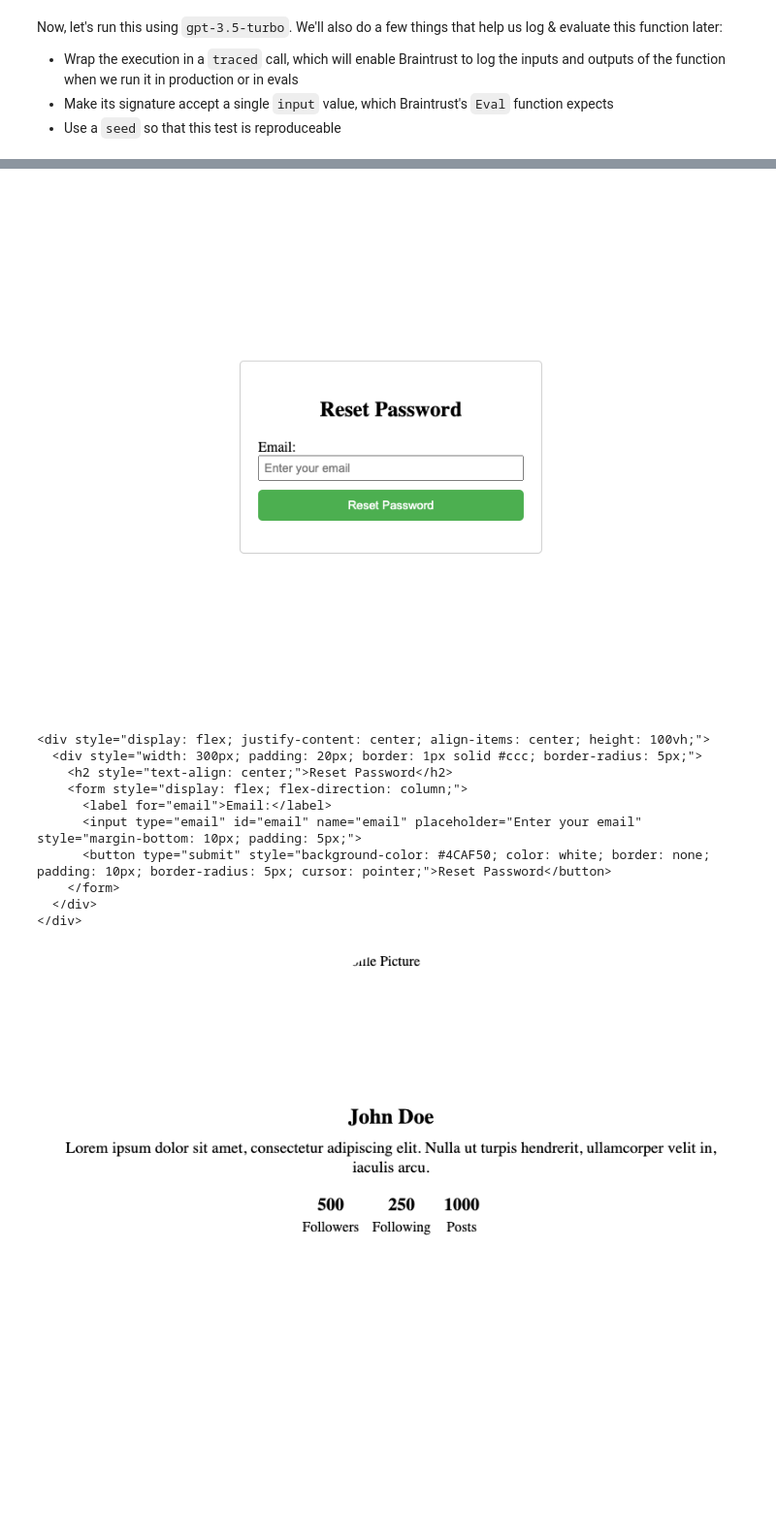
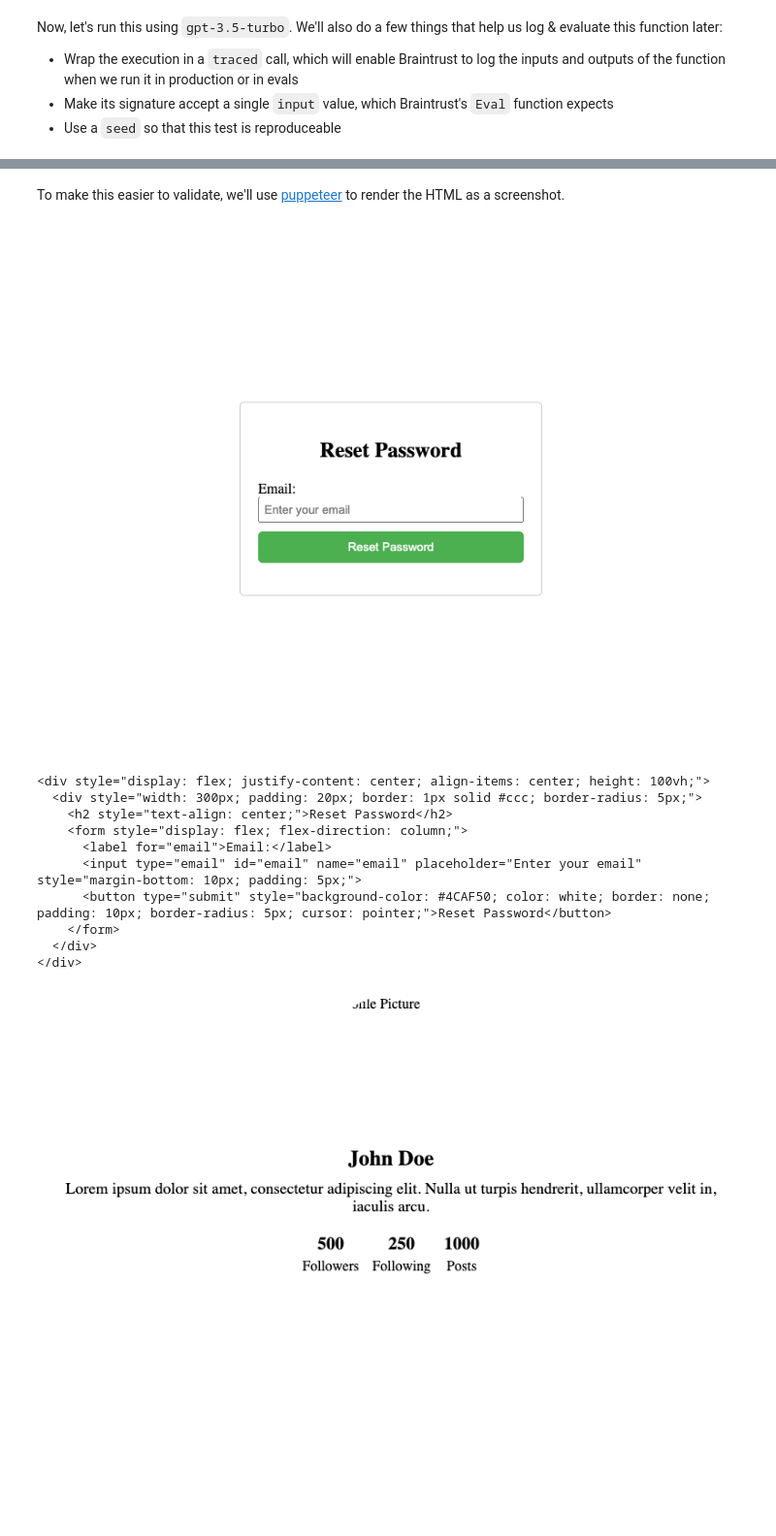
Before and after one commit to braintrustdata/braintrust-cookbook, a Jupyter notebook: examples/HTMLGenerator/HTMLGenerator.ipynb, the cells around one changed output, grey strips where cells are left out. Shown at 97% size. Cells and saved outputs as stored; diff of their text form; code cells hidden in the pictures; blank space fills up the shorter version.

```diff
--- a/examples/HTMLGenerator/HTMLGenerator.ipynb
+++ b/examples/HTMLGenerator/HTMLGenerator.ipynb
@@ -102,30 +110,31 @@ Let's look at a few examples!
+# %% [markdown]
+To make this easier to validate, we'll use [puppeteer](https://pptr.dev/) to render the HTML as a screenshot.
 # %%
 import puppeteer from "puppeteer";
 import * as tslab from "tslab";
 
 async function takeFullPageScreenshotAsUInt8Array(htmlContent) {
   const browser = await puppeteer.launch({ headless: "new" });
   const page = await browser.newPage();
   await page.setContent(htmlContent);
 
   const screenshotBuffer = await page.screenshot();
   const uint8Array = new Uint8Array(screenshotBuffer);
 
   await browser.close();
   return uint8Array;
 }
 
 async function displayComponent(input: string) {
   const html = await generateComponent(input);
   const img = await takeFullPageScreenshotAsUInt8Array(html);
   tslab.display.png(img);
-  console.log("\n");
   console.log(html);
 }
 
 await displayComponent("Do a reset password form inside a card.");
 # %% [output]
-[figure, old version]
+[figure, new version]
 <div style="display: flex; justify-content: center; align-items: center; height: 100vh;">
   <div style="width: 300px; padding: 20px; border: 1px solid #ccc; border-radius: 5px;">
     <h2 style="text-align: center;">Reset Password</h2>
```
Also changed, not shown: parts of 18 cells of this notebook, 7 other files.
